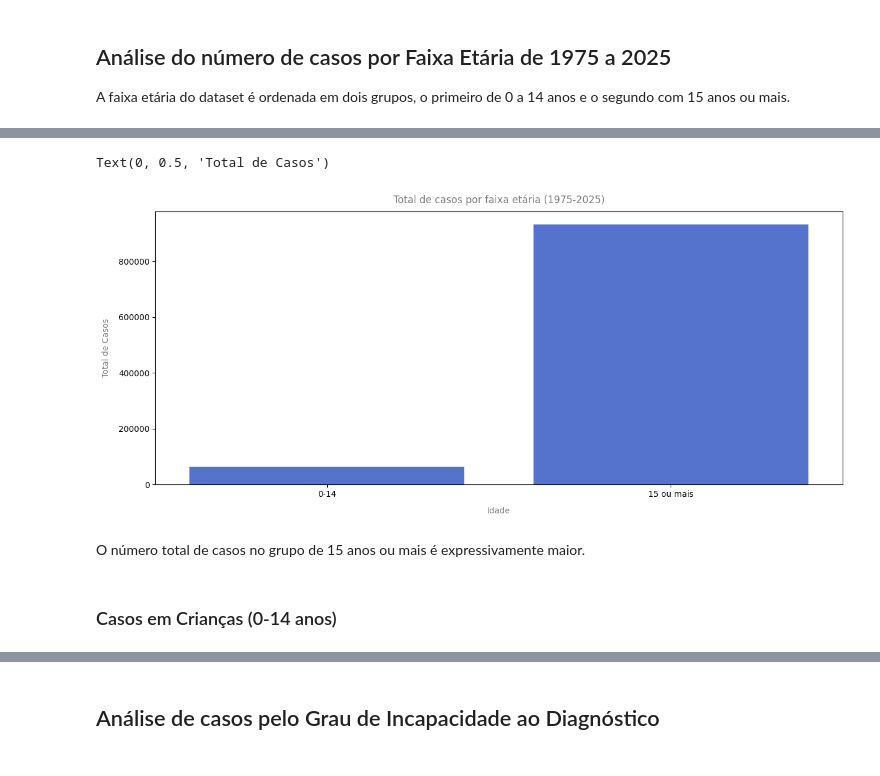
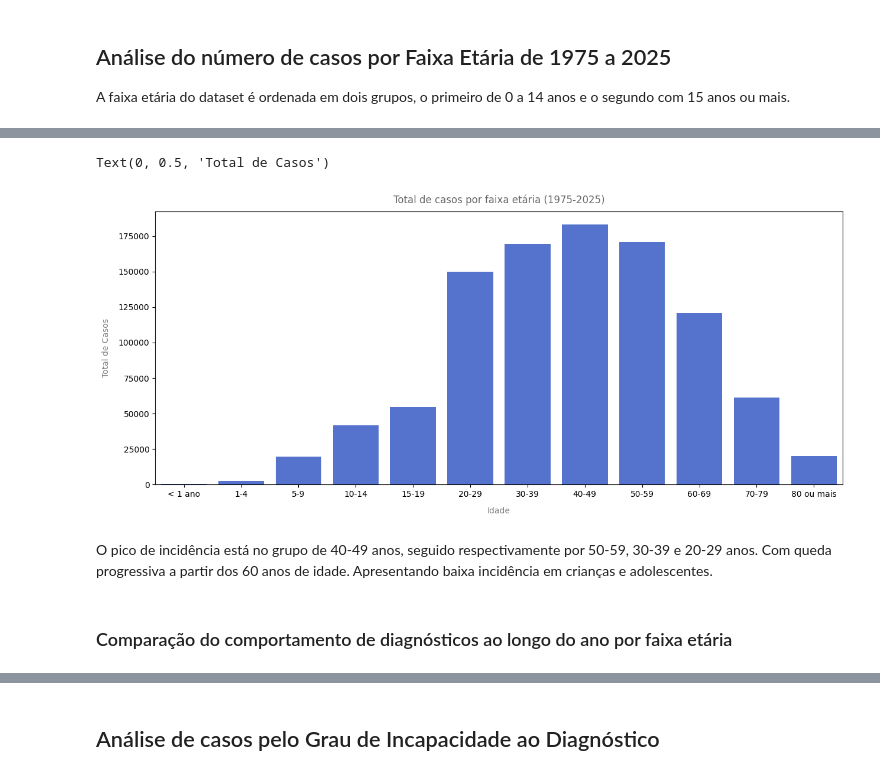
Before and after one commit to keyscarvalho/hanseniase_brasil, a Jupyter notebook: analises.ipynb, the cells around one changed output, grey strips where cells are left out. Cells and saved outputs as stored; diff of their text form; code cells hidden in the pictures.

```diff
--- a/analises.ipynb
+++ b/analises.ipynb
@@ -194,3 +194,18 @@ df.head()
 # %%
 # renomeando colunas
-df.rename(columns={'Ano Diagnóstico' : 'ano_diagnostico', '0 a 14 anos' : '0-14', '15 anos e mais' : '15 ou mais' }, inplace=True)
+df.rename(columns={
+    'Ano Diagnóstico' : 'ano_diagnostico',
+    'Menor 1 ano' : '< 1 ano',
+    '1 a 4 anos' : '1-4',
+    '5 a 9 anos' : '5-9',
+    '10 a 14 anos' : '10-14',
+    '15 a 19 anos' : '15-19',
+    '20 a 29 anos' : '20-29',
+    '30 a 39 anos' : '30-39',
+    '40 a 49 anos' : '40-49',
+    '50 a 59 anos' : '50-59',
+    '60 a 69 anos' : '60-69',
+    '70 a 79 anos' : '70-79',
+    '80 anos e mais' : '80 ou mais'},
+    inplace=True)
+df.head()
@@ -198,6 +220,7 @@ df.rename(columns={'Ano Diagnóstico' : 'ano_diagnostico', '0 a 14 anos' : '0-14
 # filtrando dados
 df = (
     df[df['ano_diagnostico'] != '<1975']
-      .drop(columns=['IGN', 'Total'])
+      .drop(columns='Total')
       .replace('-', 0)
 )
+df.head()
@@ -215,15 +269,18 @@ df_total = df_long.groupby('idade')['casos'].sum().reset_index()
 # %%
 # visualização total de casos por faixa etária
+ordem = ['< 1 ano', '1-4', '5-9', '10-14', '15-19', '20-29',
+         '30-39', '40-49', '50-59', '60-69', '70-79', '80 ou mais']
+
 plt.figure(figsize=(15,6))
-sns.barplot(data=df_total, x='idade', y='casos', color='royalblue')
+sns.barplot(data=df_total, x='idade', y='casos', order=ordem, color='royalblue')
 
-plt.title('Total de casos por faixa etária (1975-2025)', pad=10, color='grey')
+plt.title('Total de casos por faixa etária (1975-2025)', pad=10, color='dimgrey')
 plt.xlabel('Idade', labelpad=10, color='grey')
 plt.ylabel('Total de Casos', labelpad=10, color='grey')
 # %% [output]
 Text(0, 0.5, 'Total de Casos')
-[figure, old version]
+[figure, new version]
 # %% [markdown]
-O número total de casos no grupo de 15 anos ou mais é expressivamente maior.
+O pico de incidência está no grupo de 40-49 anos, seguido respectivamente por 50-59, 30-39 e 20-29 anos. Com queda progressiva a partir dos 60 anos de idade. Apresentando baixa incidência em crianças e adolescentes.
 # %% [markdown]
-### Casos em Crianças (0-14 anos)
+### Comparação do comportamento de diagnósticos ao longo do ano por faixa etária
```
Also changed, not shown: parts of 19 cells of this notebook.
